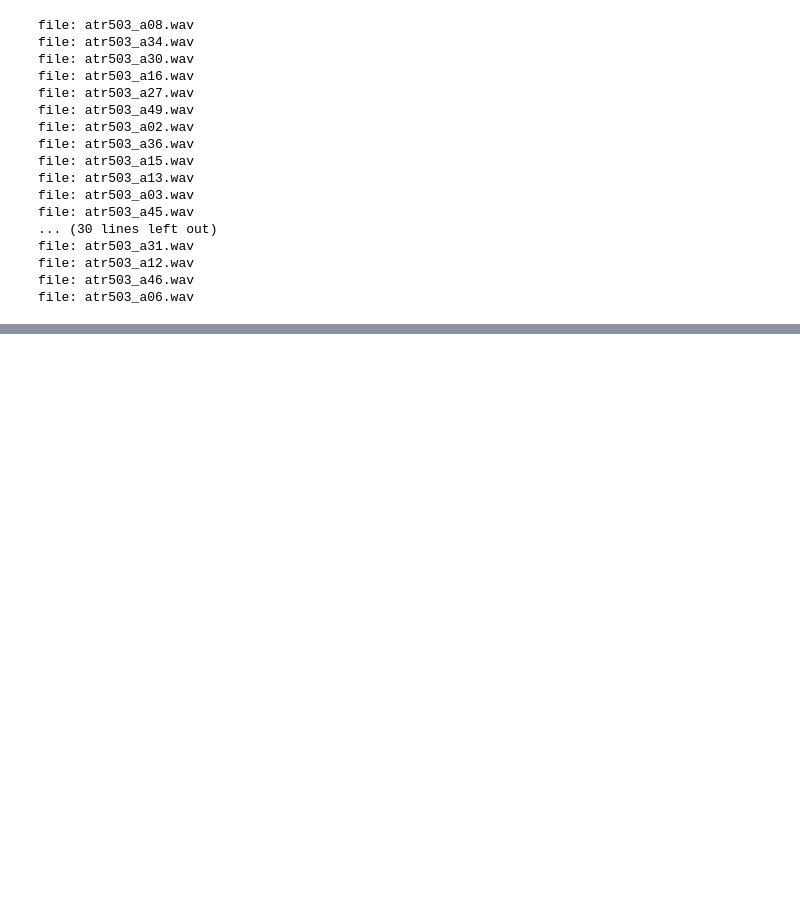
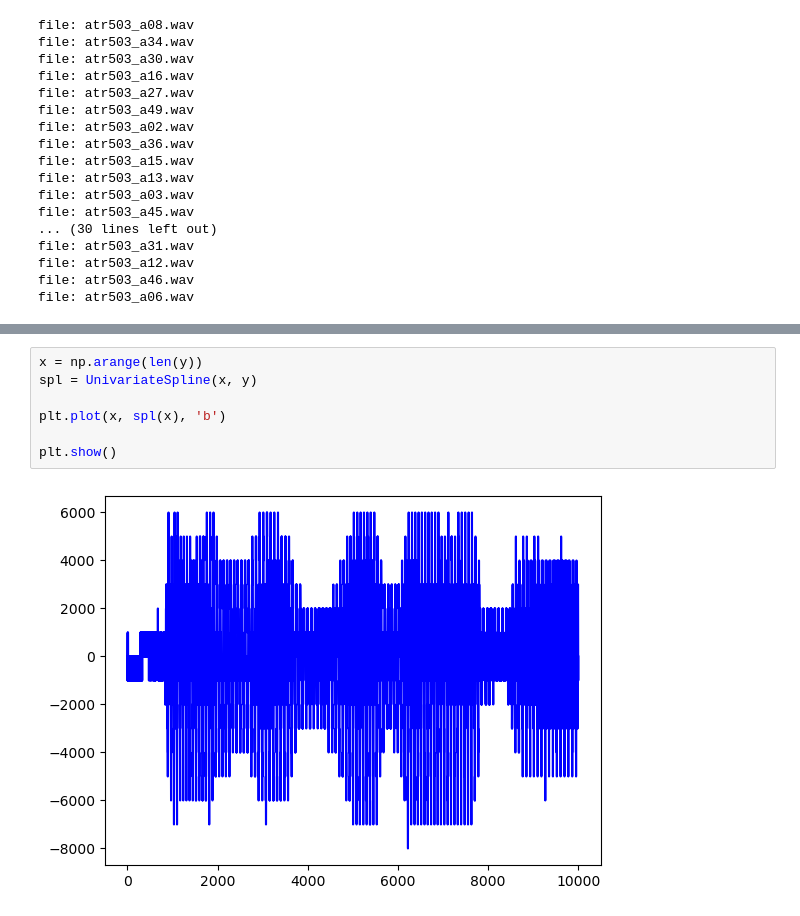
Before and after one commit to koppe-pan/delta_modulation, a Jupyter notebook: src/Untitled.ipynb, the cells around one changed output, grey strips where cells are left out. Saved outputs shown, nothing was run; the diff lists cells and outputs as text; blank space fills up the shorter version.

```diff
--- a/src/Untitled.ipynb
+++ b/src/Untitled.ipynb
@@ -245,0 +297,9 @@ file: atr503_a06.wav
+# %%
+x = np.arange(len(y))
+spl = UnivariateSpline(x, y)
+
+plt.plot(x, spl(x), 'b')
+
+plt.show()
+# %% [output]
+[figure, added]
```
Also changed, not shown: parts of 3 cells of this notebook, 1 other file.
